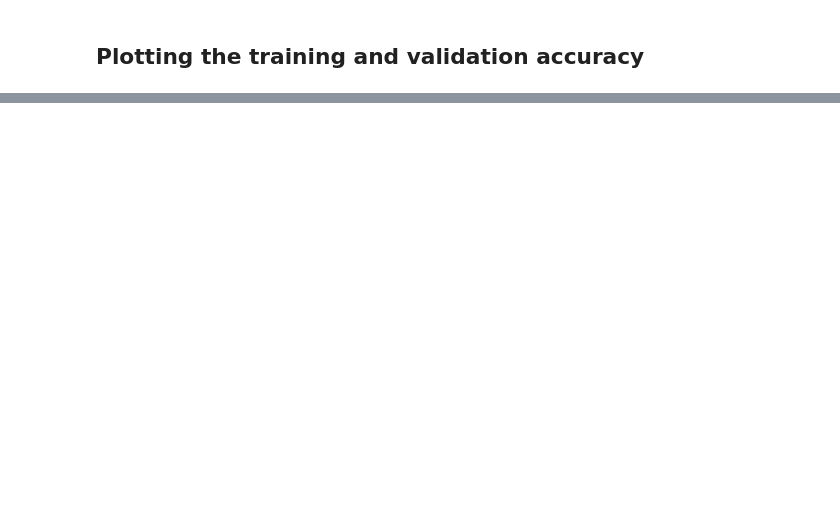
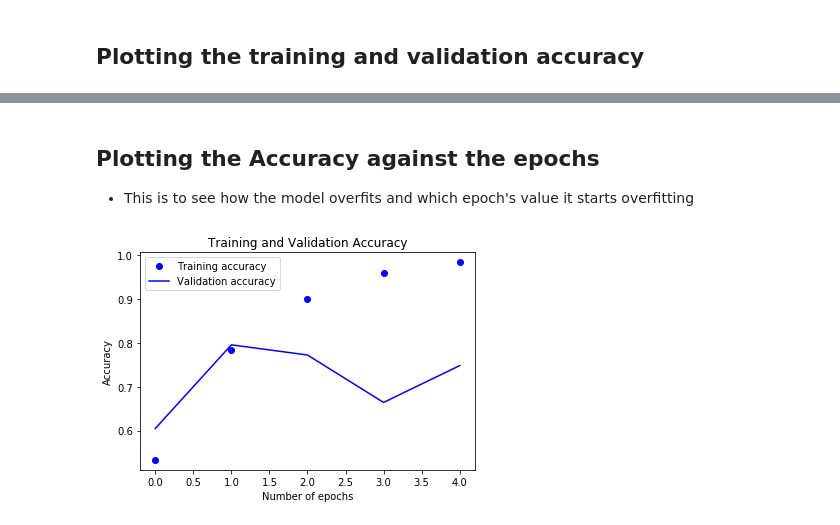
Before and after one commit to Kehindeajayi01/Deep-Learning-with-IMDB-review, a Jupyter notebook: ClassifyingMovieReview.ipynb, the cells around one changed output, grey strips where cells are left out. Saved outputs shown, nothing was run; the diff lists cells and outputs as text; code cells hidden in the pictures; blank space fills up the shorter version.

```diff
--- a/ClassifyingMovieReview.ipynb
+++ b/ClassifyingMovieReview.ipynb
@@ -163,0 +183,8 @@ plt.show()
+# %%
+max_features = 10000   # the top most frequent words
+maxlen = 500    # sequence length
+
+(x_train, y_train), (x_test, y_test) = imdb.load_data(num_words = max_features)
+
+x_train = pad_sequences(x_train, maxlen = maxlen)
+x_test = pad_sequences(x_test, maxlen = maxlen)
@@ -163,0 +257,11 @@ plt.show()
+# %%
+from keras.layers import SimpleRNN
+
+model = Sequential([
+                    Embedding(10000, 64),
+                    SimpleRNN(64, return_sequences = True),
+                    SimpleRNN(64, return_sequences = True),
+                    SimpleRNN(32),
+                    Dense(1, activation = 'sigmoid')
+])
+model.summary()
@@ -163,0 +289,4 @@ plt.show()
+# %%
+model.compile(optimizer = 'rmsprop',
+              loss = 'binary_crossentropy',
+              metrics = ['accuracy'])
@@ -163,0 +295,2 @@ plt.show()
+# %%
+history = model.fit(x_train, y_train, batch_size = 128, epochs = 5, validation_split=0.2)
@@ -163,0 +309,18 @@ plt.show()
+# %% [markdown]
+## Plotting the Accuracy against the epochs
+- This is to see how the model overfits and which epoch's value it starts overfitting
+# %%
+acc_values = history.history['acc']
+val_acc_values = history.history['val_acc']
+
+Epochs = range(len(acc_values))
+
+plt.plot(Epochs, acc_values, 'bo', label = 'Training accuracy')
+plt.plot(Epochs, val_acc_values, 'b', label = 'Validation accuracy')
+plt.legend(loc = 'best')
+plt.title("Training and Validation Accuracy")
+plt.xlabel('Number of epochs')
+plt.ylabel('Accuracy')
+plt.show()
+# %% [output]
+[figure, added]
```
Also changed, not shown: parts of 23 cells of this notebook.
